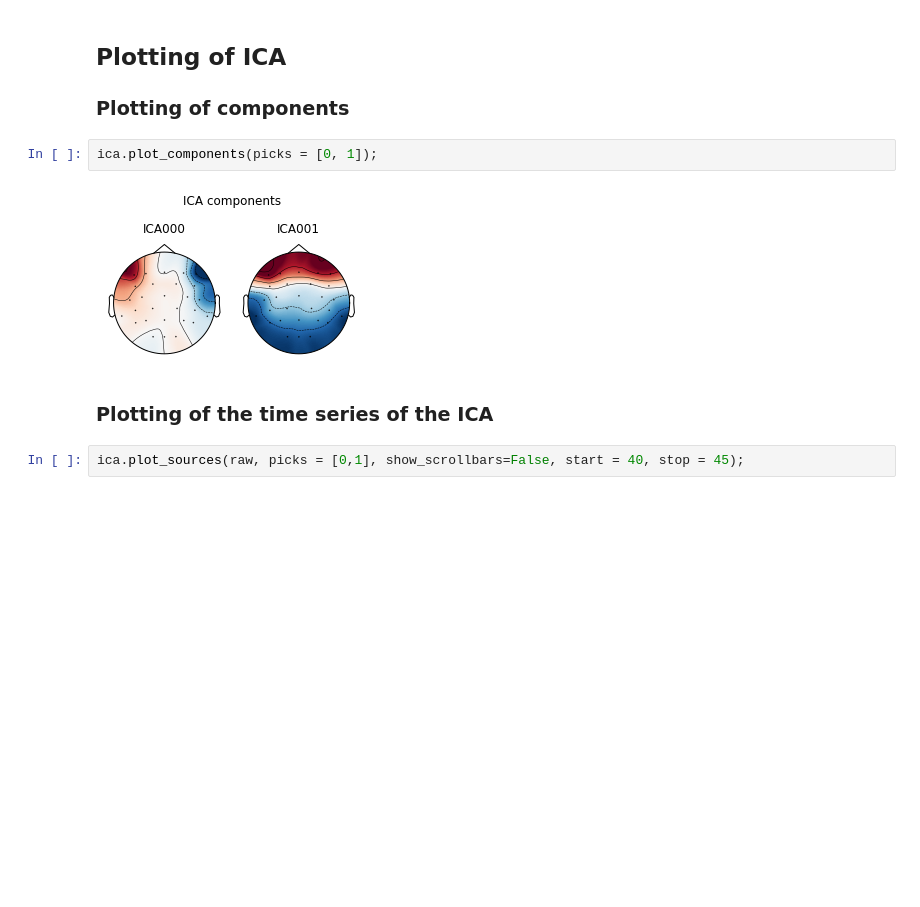
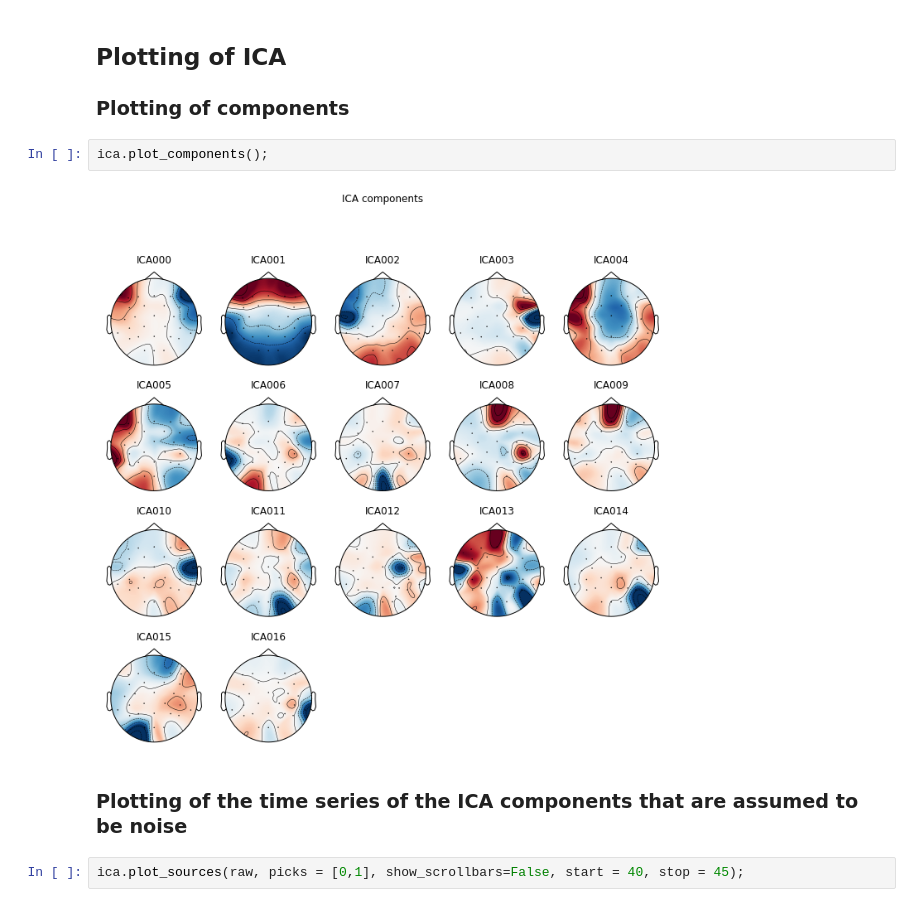
Before and after one commit to laurabpaulsen/EEG_and_mouse_tracking, a Jupyter notebook: ICA.ipynb, the cells around one changed output. Drawn from its saved outputs; the diff is of its cells as text; blank space fills up the shorter version.

```diff
--- a/ICA.ipynb
+++ b/ICA.ipynb
@@ -132,11 +118,11 @@ Fitting ICA took 16.4s.
 ## Plotting of ICA
 ### Plotting of components
 # %%
-ica.plot_components(picks = [0, 1]);
+ica.plot_components();
 # %% [output]
-[figure, old version]
+[figure, new version]
 # %% [markdown]
-### Plotting of the time series of the ICA
+### Plotting of the time series of the ICA components that are assumed to be noise
 # %%
 ica.plot_sources(raw, picks = [0,1], show_scrollbars=False, start = 40, stop = 45);
 # %% [output]
```
Also changed, not shown: parts of 6 cells of this notebook.
